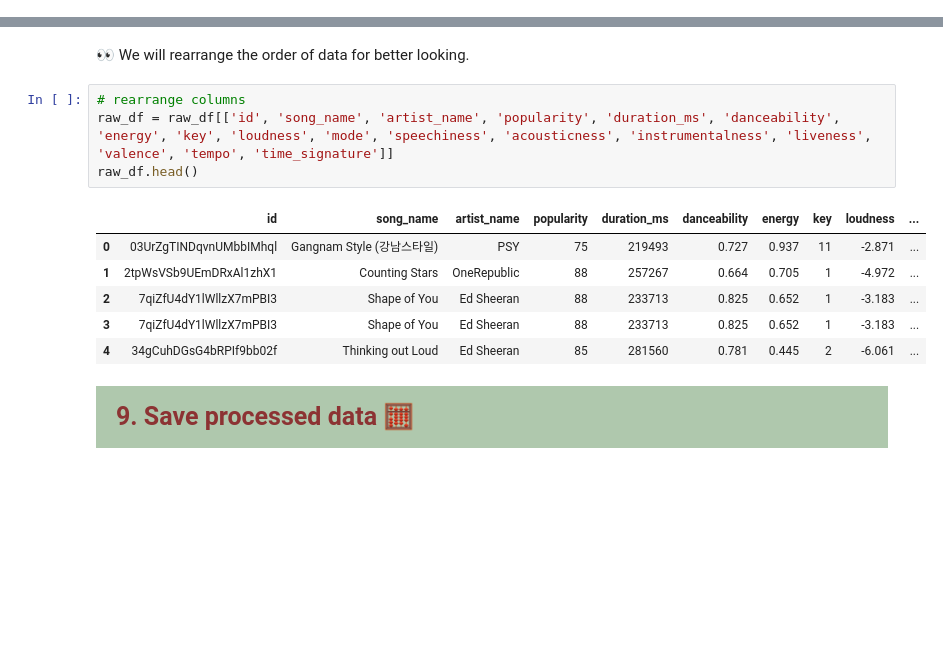
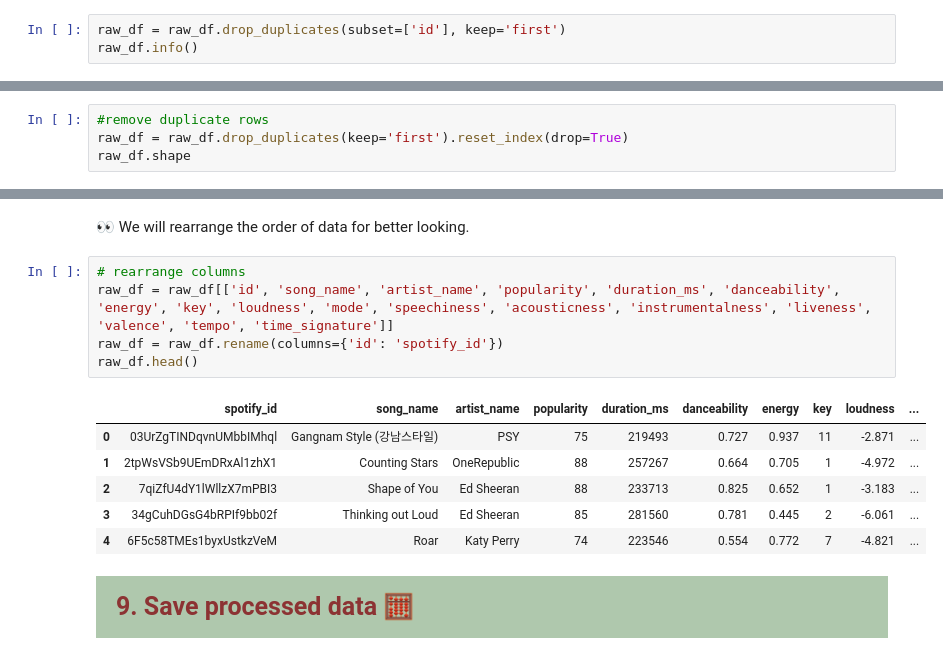
Before and after one commit to danghuynh-bit/youtube_project_DS, a Jupyter notebook: notebooks/2.2_Prepocessing.ipynb, the cells around one changed output, grey strips where cells are left out. Saved outputs shown, nothing was run; the diff lists cells and outputs as text; blank space fills up the shorter version.

```diff
--- a/notebooks/2.2_Prepocessing.ipynb
+++ b/notebooks/2.2_Prepocessing.ipynb
@@ -240,3 +240,6 @@ raw_df.head(10)
 | 7 | 0.758 | 0.871 | 2 | -6.408 | 1 | 0.1470 | 0.00620 | 0.000000 | ... |
 | 8 | 0.654 | 0.760 | 0 | -3.669 | 0 | 0.0450 | 0.07970 | 0.000000 | ... |
 | 9 | 0.689 | 0.481 | 10 | -7.503 | 1 | 0.0815 | 0.36900 | 0.000001 | ... |
+# %%
+raw_df = raw_df.drop_duplicates(subset=['id'], keep='first')
+raw_df.info()
@@ -317,3 +338,7 @@ raw_df.head()
 | 2 | 0.825 | 0.652 | 1 | -3.183 | 0 | 0.0802 | 0.58100 | 0.0 | ... |
 | 3 | 0.825 | 0.652 | 1 | -3.183 | 0 | 0.0802 | 0.58100 | 0.0 | ... |
 | 4 | 0.781 | 0.445 | 2 | -6.061 | 1 | 0.0295 | 0.47400 | 0.0 | ... |
+# %%
+#remove duplicate rows
+raw_df = raw_df.drop_duplicates(keep='first').reset_index(drop=True)
+raw_df.shape
@@ -462,14 +489,15 @@ raw_df.head()
 # %%
 # rearrange columns
 raw_df = raw_df[['id', 'song_name', 'artist_name', 'popularity', 'duration_ms', 'danceability', 'energy', 'key', 'loudness', 'mode', 'speechiness', 'acousticness', 'instrumentalness', 'liveness', 'valence', 'tempo', 'time_signature']]
+raw_df = raw_df.rename(columns={'id': 'spotify_id'})
 raw_df.head()
 # %% [output]
-|  | id | song_name | artist_name | popularity | duration_ms | danceability | energy | key | loudness | ... |
+|  | spotify_id | song_name | artist_name | popularity | duration_ms | danceability | energy | key | loudness | ... |
 | 0 | 03UrZgTINDqvnUMbbIMhql | Gangnam Style (강남스타일) | PSY | 75 | 219493 | 0.727 | 0.937 | 11 | -2.871 | ... |
 | 1 | 2tpWsVSb9UEmDRxAl1zhX1 | Counting Stars | OneRepublic | 88 | 257267 | 0.664 | 0.705 | 1 | -4.972 | ... |
 | 2 | 7qiZfU4dY1lWllzX7mPBI3 | Shape of You | Ed Sheeran | 88 | 233713 | 0.825 | 0.652 | 1 | -3.183 | ... |
-| 3 | 7qiZfU4dY1lWllzX7mPBI3 | Shape of You | Ed Sheeran | 88 | 233713 | 0.825 | 0.652 | 1 | -3.183 | ... |
-| 4 | 34gCuhDGsG4bRPIf9bb02f | Thinking out Loud | Ed Sheeran | 85 | 281560 | 0.781 | 0.445 | 2 | -6.061 | ... |
+| 3 | 34gCuhDGsG4bRPIf9bb02f | Thinking out Loud | Ed Sheeran | 85 | 281560 | 0.781 | 0.445 | 2 | -6.061 | ... |
+| 4 | 6F5c58TMEs1byxUstkzVeM | Roar | Katy Perry | 74 | 223546 | 0.554 | 0.772 | 7 | -4.821 | ... |
 # %% [markdown]
 <div style="text-align: left; font-family: 'Trebuchet MS', Arial, sans-serif; color: #8C3333; padding: 20px; font-size: 25px; font-weight: bold; border-radius: 0 0 0 0; background-color: #AFC8AD">
   9. Save processed data 🧮
```
Also changed, not shown: parts of 28 cells of this notebook, 5 other files.
